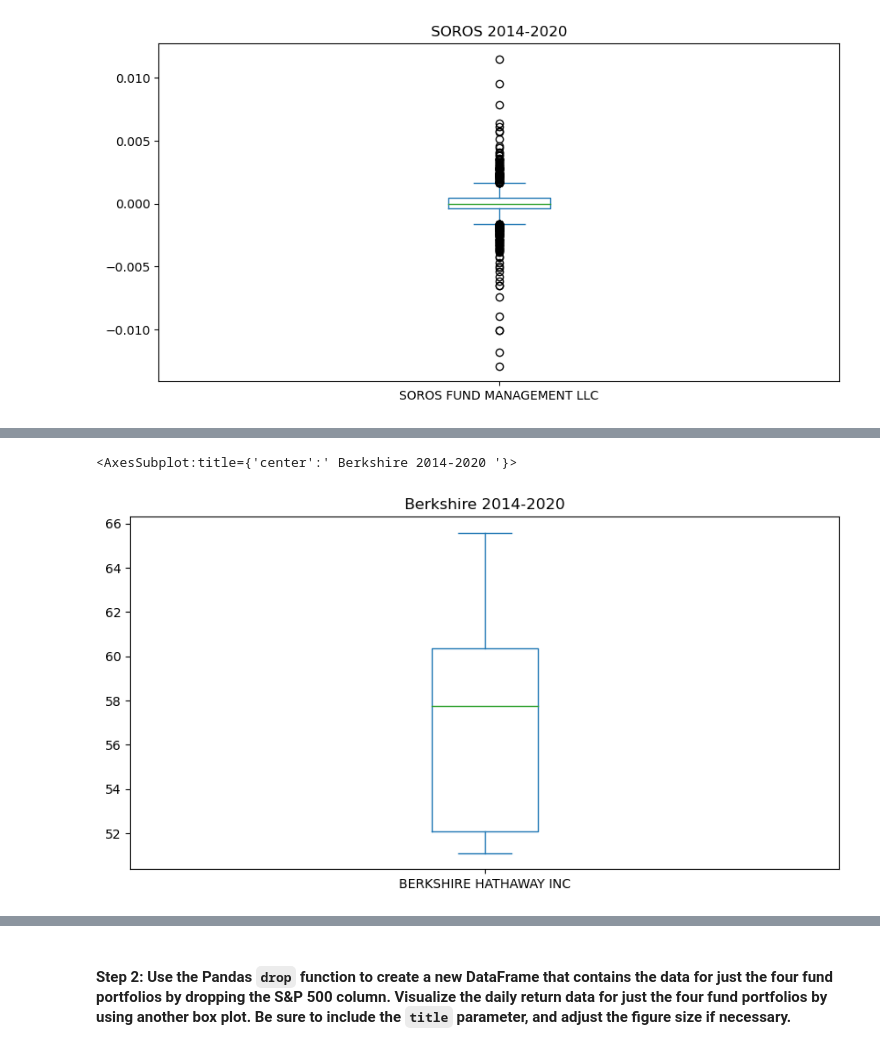
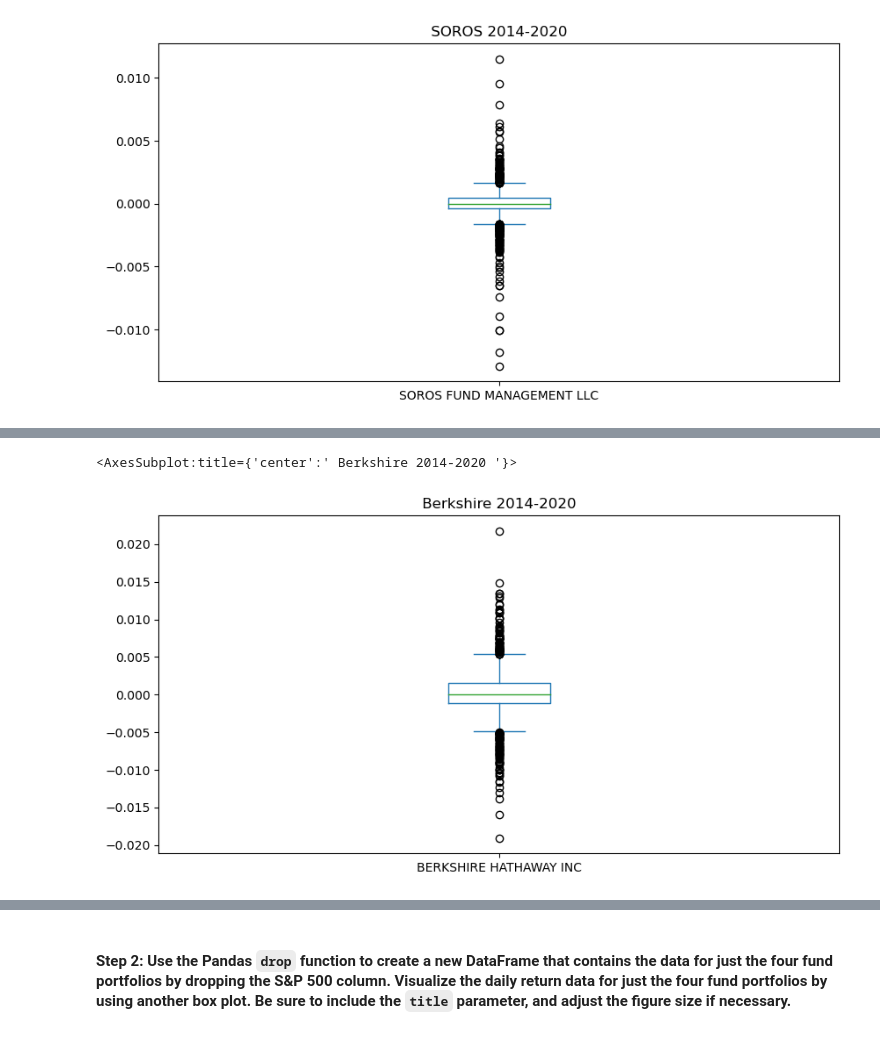
Before and after one commit to arianamoreno13/Challenge_4, a Jupyter notebook: challenge_4/risk_return_analysis.ipynb, the cells around one changed output, grey strips where cells are left out. Saved outputs shown, nothing was run; the diff lists cells and outputs as text; code cells hidden in the pictures.

```diff
--- a/challenge_4/risk_return_analysis.ipynb
+++ b/challenge_4/risk_return_analysis.ipynb
@@ -222,6 +221,5 @@ whale_navs['TIGER GLOBAL MANAGEMENT LLC'].plot(kind='box',figsize=(10,5), title=
 # %%
-
-whale_navs['BERKSHIRE HATHAWAY INC'].plot(kind='box',figsize=(10,5), title=" Berkshire 2014-2020 ")
+daily_returns['BERKSHIRE HATHAWAY INC'].plot(kind='box',figsize=(10,5), title=" Berkshire 2014-2020 ")
 # %% [output]
 <AxesSubplot:title={'center':' Berkshire 2014-2020 '}>
-[figure, old version]
+[figure, new version]
```
Also changed, not shown: parts of 9 cells of this notebook.
